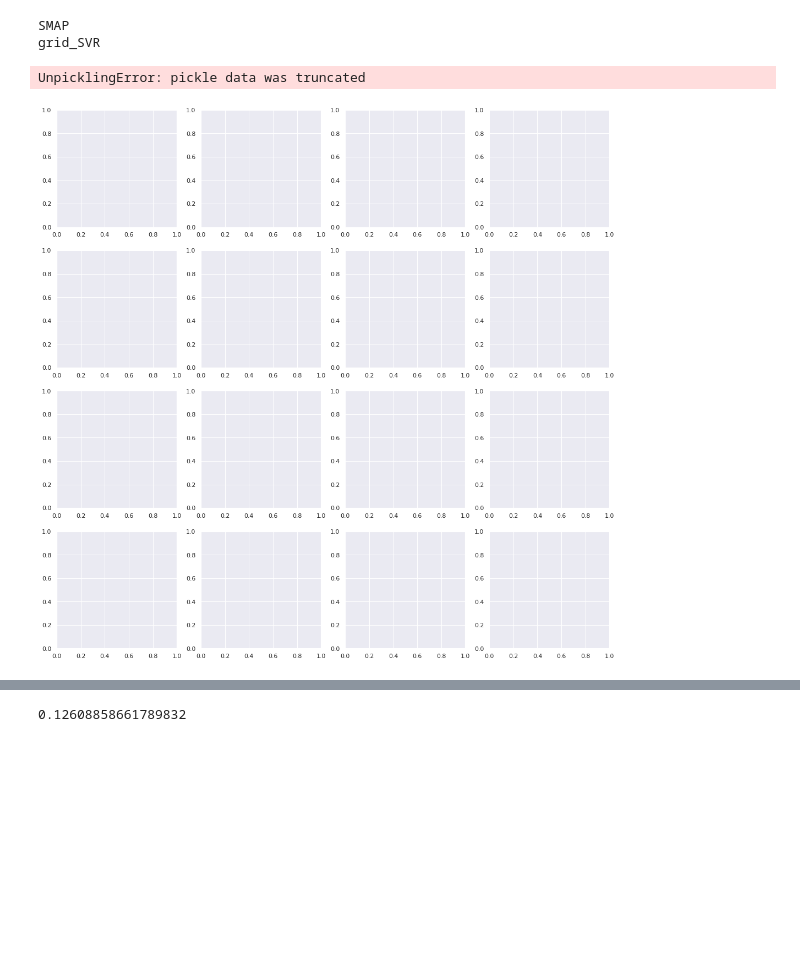
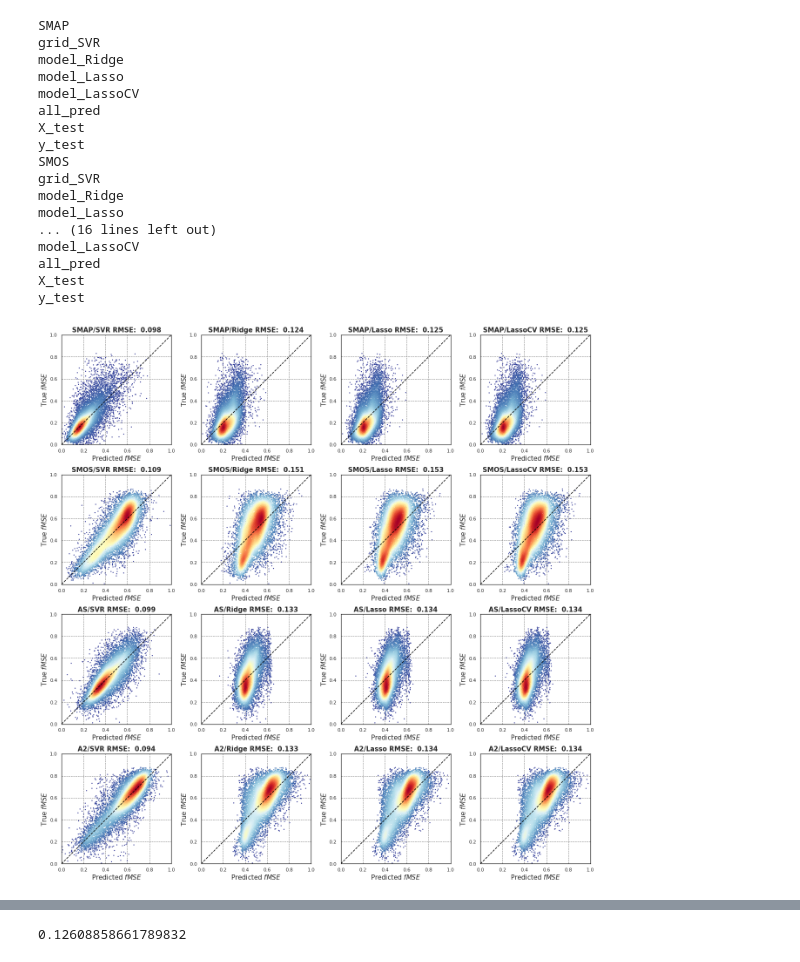
Before and after one commit to Hyunglok-Kim/DL_Error, a Jupyter notebook: SVR_Ridge_Lasso.ipynb, the cells around one changed output, grey strips where cells are left out. Saved outputs shown, nothing was run; the diff lists cells and outputs as text; code cells hidden in the pictures; blank space fills up the shorter version.

```diff
--- a/SVR_Ridge_Lasso.ipynb
+++ b/SVR_Ridge_Lasso.ipynb
@@ -299,32 +316,49 @@ for j in range(0,4):
     shelf_read(ofp+'_SVR_Ridge_Lasso.out')
 
     model_list = ['SVR', 'Ridge', 'Lasso', 'LassoCV']
     for i in range(0,4):
         y_pred = all_pred[i,:]
         xy = np.vstack([y_pred, y_test])
         z = gaussian_kde(xy)(xy)
         ax = ax.flatten()
 
         ax[k].scatter(y_pred, y_test, c=z, s=2, cmap='RdYlBu_r')
         ax[k].set_xlabel('Predicted $\it{fMSE}$', size=15)
         ax[k].set_ylabel("True $\it{fMSE}$", size=15)
 
         ax[k].set_xticks(np.arange(0,1.2,0.2))
         ax[k].set_yticks(np.arange(0,1.2,0.2))
         plt.setp(ax[k].spines.values(), color='k')
         ax[k].grid(b=True, which='major', color='grey', linestyle='--')
         ax[k].set_ylim(0,1)
         ax[k].set_xlim(0,1)
         ax[k].set_facecolor("white")
         ax[k].set_aspect('equal')
         RMSE = mean_squared_error(y_test, y_pred, squared=False)
         ax[k].set_title(product+'/'+model_list[i]+f' RMSE: {RMSE: .3f}', size=15, fontweight='bold')
         abline(1,0, ax[k])
         k = k +1
     fig.tight_layout()
     #plt.show()
+
+ofp_result = '/home/hyung/Lab/libs/python/DL_Error_results/ML_models/'
+fig.savefig(ofp_result+'SVR_Ridge_Lasso.png', dpi=300, bbox_inches='tight')
 # %% [output]
 SMAP
 grid_SVR
+model_Ridge
+model_Lasso
+model_LassoCV
+all_pred
+X_test
+y_test
+SMOS
+grid_SVR
+model_Ridge
+model_Lasso
+... (16 lines left out)
+model_LassoCV
+all_pred
+X_test
+y_test
-UnpicklingError: pickle data was truncated
-[figure, old version]
+[figure, new version]
```
Also changed, not shown: parts of 3 cells of this notebook, 5 other files.
